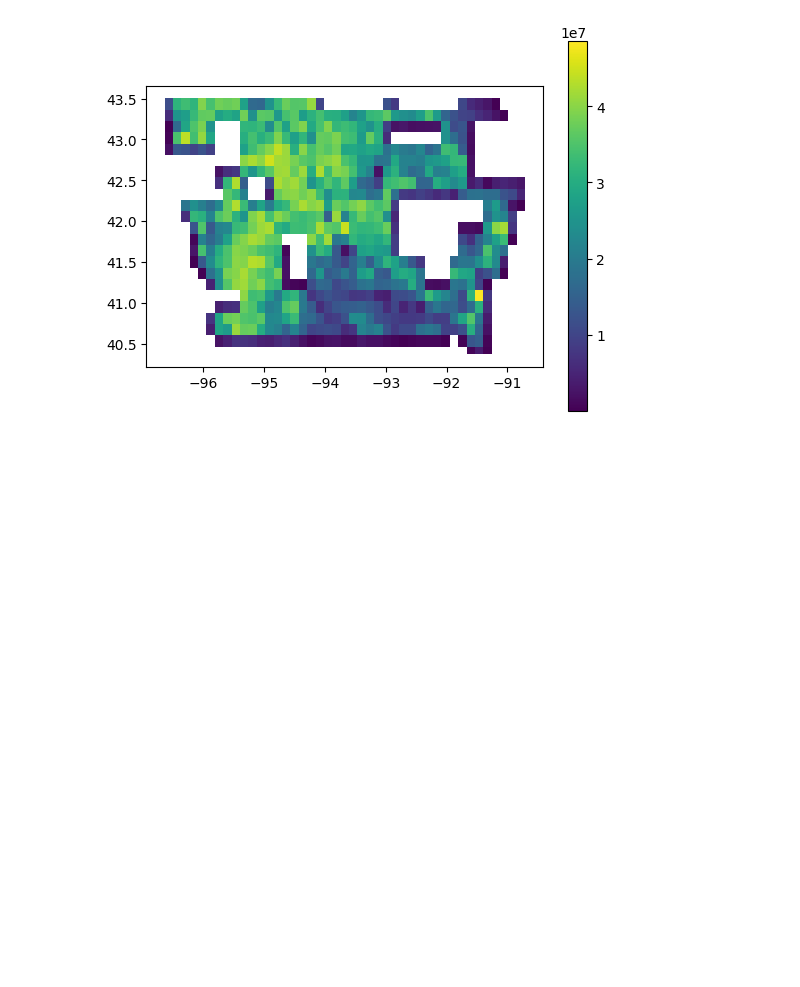
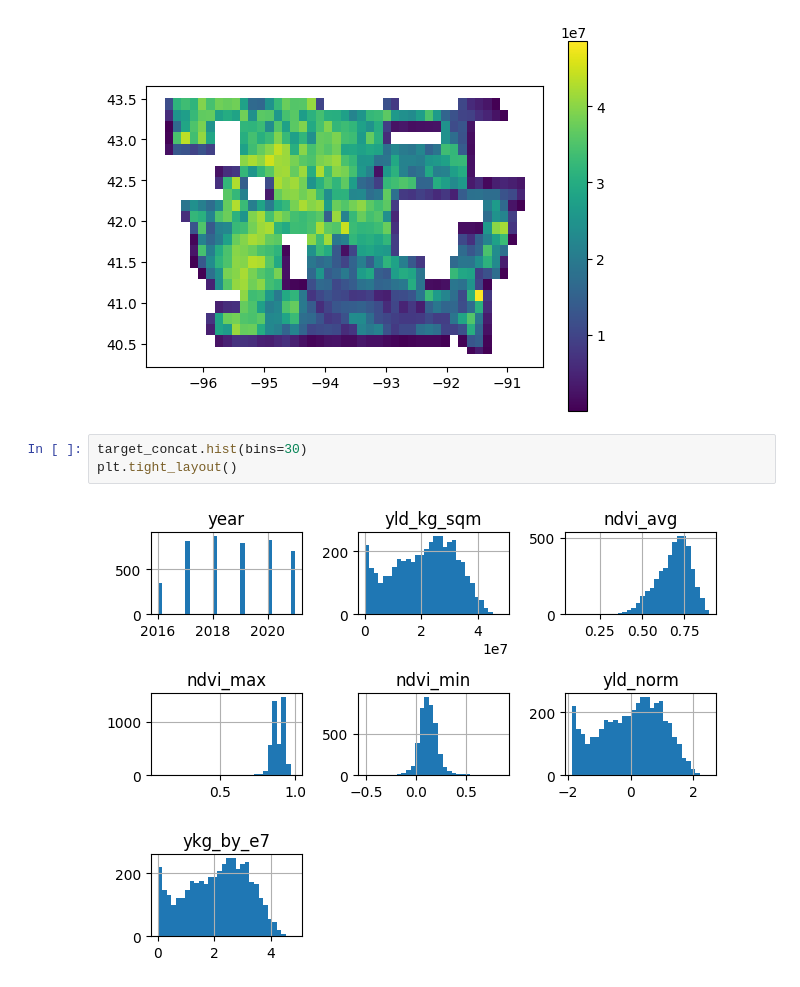
Before and after one commit to Arun-1997/Msc_Thesis, a Jupyter notebook: ndvi_corr.ipynb, the cells around one changed output. Saved outputs shown, nothing was run; the diff lists cells and outputs as text; blank space fills up the shorter version.

```diff
--- a/ndvi_corr.ipynb
+++ b/ndvi_corr.ipynb
@@ -162,6 +161,11 @@ target_concat.query('year == 2021').plot(column='yld_kg_sqm',legend=True)
 # %% [output]
 <AxesSubplot: >
 [figure]
+# %%
+target_concat.hist(bins=30)
+plt.tight_layout()
+# %% [output]
+[figure, added]
 # %%
 target_concat.corr()
 # %% [output]
```
Also changed, not shown: parts of 10 cells of this notebook, 2 other files.
